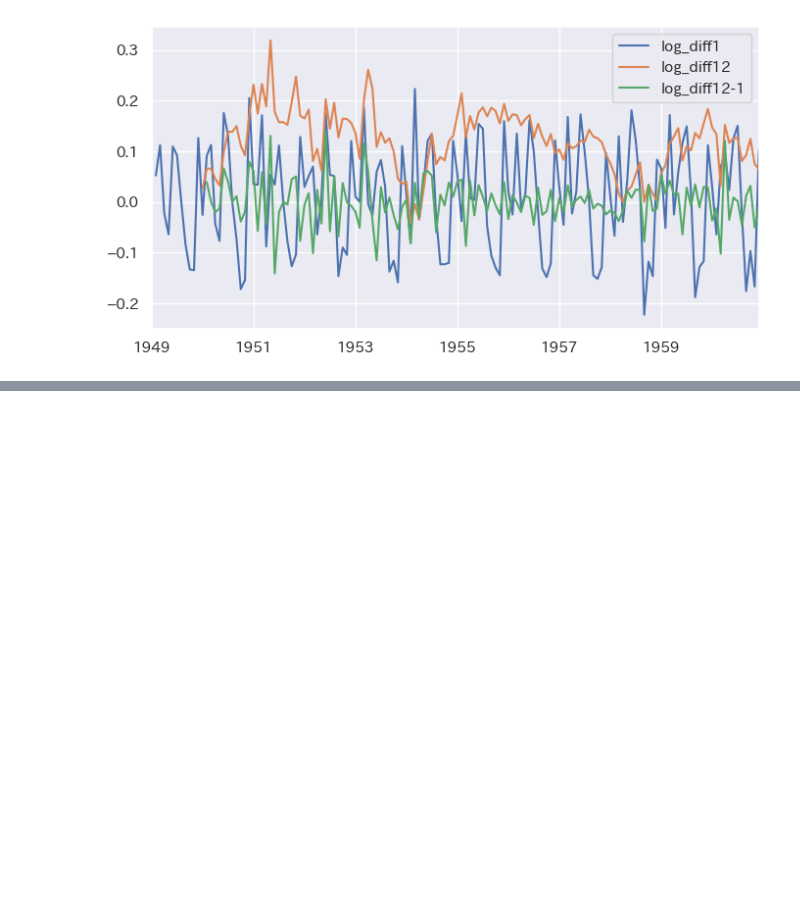
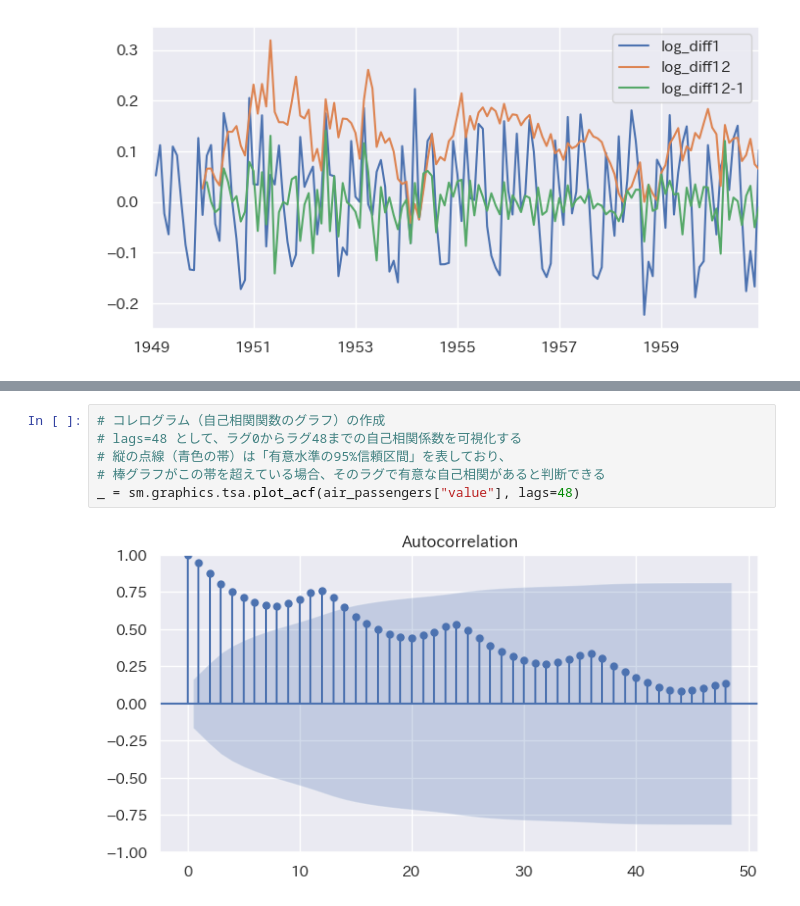
Before and after one commit to maton369/Python_Time_Series_Intro, a Jupyter notebook: 2-5-Pythonによる時系列分析の基本.ipynb, the cells around one changed output, grey strips where cells are left out. Cells and saved outputs as stored; diff of their text form; blank space fills up the shorter version.

```diff
--- a/2-5-Pythonによる時系列分析の基本.ipynb
+++ b/2-5-Pythonによる時系列分析の基本.ipynb
@@ -296,0 +306,8 @@ air_passengers_log[["log_diff1", "log_diff12", "log_diff12-1"]].plot()
+# %%
+# コレログラム（自己相関関数のグラフ）の作成
+# lags=48 として、ラグ0からラグ48までの自己相関係数を可視化する
+# 縦の点線（青色の帯）は「有意水準の95%信頼区間」を表しており、
+# 棒グラフがこの帯を超えている場合、そのラグで有意な自己相関があると判断できる
+_ = sm.graphics.tsa.plot_acf(air_passengers["value"], lags=48)
+# %% [output]
+[figure, added]
```
Also changed, not shown: parts of 5 cells of this notebook.
